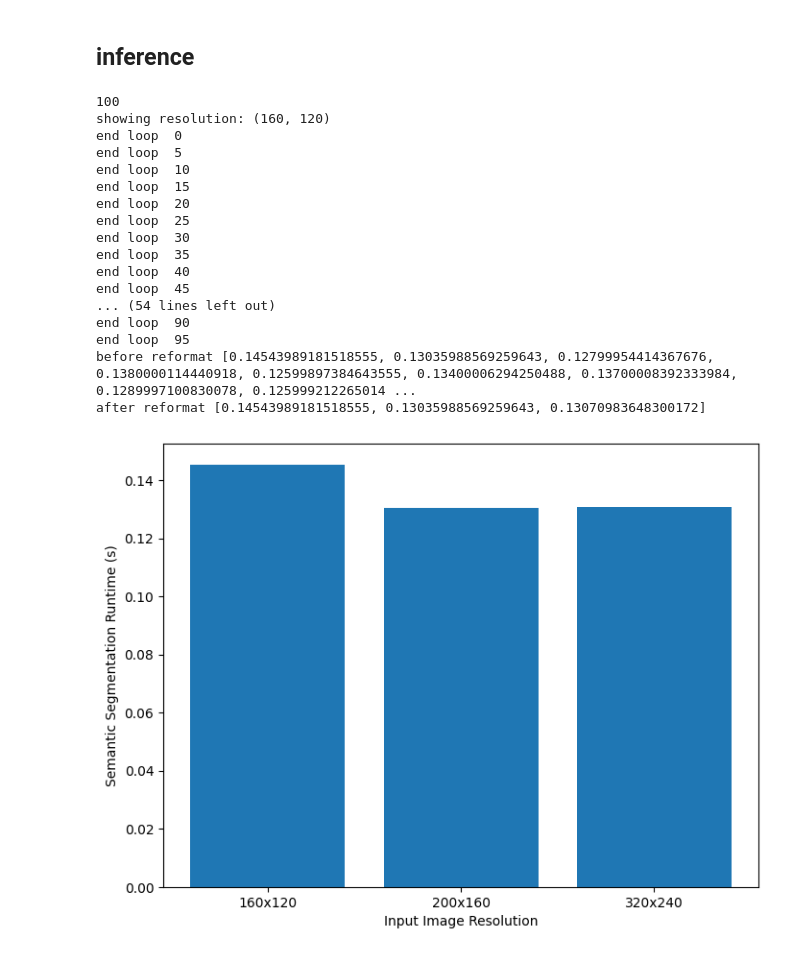
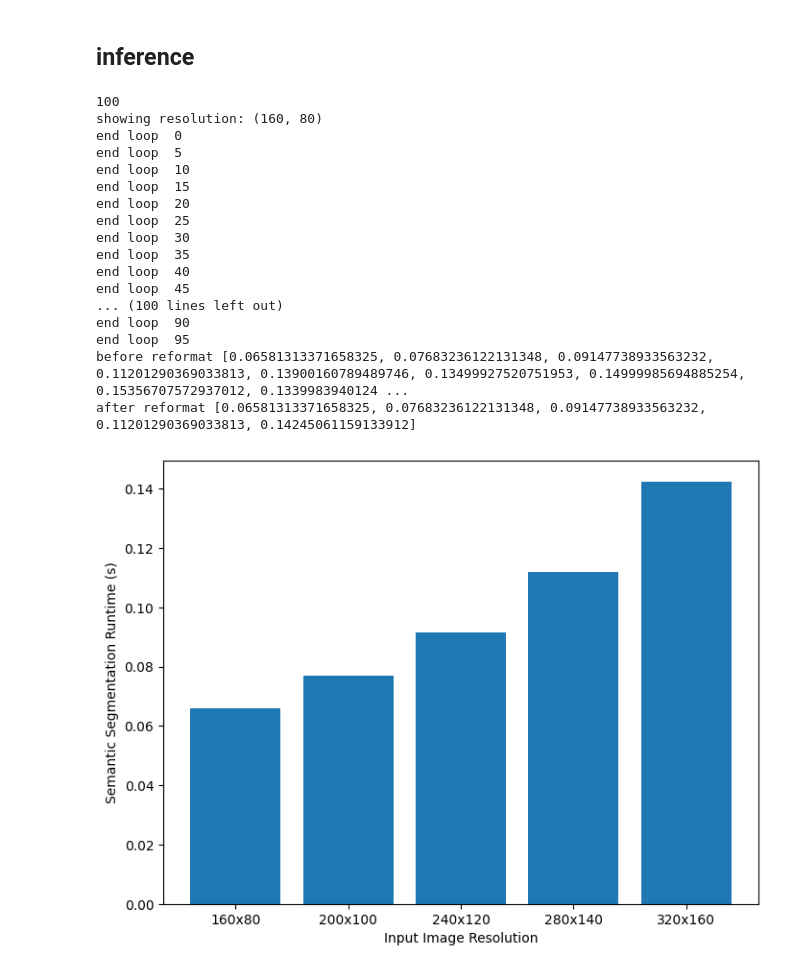
Before and after one commit to olivrz/around-view-monitor, a Jupyter notebook: avm_ss_image_set.ipynb, the cells around one changed output. Cells and saved outputs as stored; diff of their text form; code cells hidden in the pictures.

```diff
--- a/avm_ss_image_set.ipynb
+++ b/avm_ss_image_set.ipynb
@@ -22,9 +22,11 @@ image_files = sorted([os.path.join(images_directory, file) for file in os.listdi
 ## inference
 # %%
 resolutions = [
-    (160, 120),
-    (200, 160),
-    (320, 240)
+    (160, 80),
+    (200, 100),
+    (240, 120),
+    (280, 140),
+    (320, 160)
 ]
 
 time_data = []
@@ -41,42 +43,43 @@ for resolution in resolutions:
     # Process each image, perform inference, and add to the video
     for img_name in image_files:
         img = cv2.imread(img_name)
+        resized_img = cv2.resize(img, resolution)
         time1 = time.time()
-        output = ss.run(img)
+        output = ss.run(resized_img)
         processed_img = output['img_overlay']
         time2 = time.time()
         time_data.append(time2 - time1)
         if frame_num % 5 == 0:
             print("end loop ", frame_num)
         frame_num += 1
 
     #after while loop, consolidate time_data for last max_frames
     print("before reformat", time_data)
     time_data[-1 * MAX_FRAMES:] = [sum (time_data[-1 * MAX_FRAMES:]) / MAX_FRAMES]
     print("after reformat", time_data)
 
 resolution_labels = [f"{res[0]}x{res[1]}" for res in resolutions]
 plt.figure(figsize=(8, 6))
 plt.bar(resolution_labels, time_data)
 plt.xlabel('Input Image Resolution')
 plt.ylabel('Semantic Segmentation Runtime (s)')
 plt.show()
 # %% [output]
 100
-showing resolution: (160, 120)
+showing resolution: (160, 80)
 end loop  0
 end loop  5
 end loop  10
 end loop  15
 end loop  20
 end loop  25
 end loop  30
 end loop  35
 end loop  40
 end loop  45
-... (54 lines left out)
+... (100 lines left out)
 end loop  90
 end loop  95
-before reformat [0.14543989181518555, 0.13035988569259643, 0.12799954414367676, 0.1380000114440918, 0.12599897384643555, 0.13400006294250488, 0.13700008392333984, 0.1289997100830078, 0.125999212265014 ...
-after reformat [0.14543989181518555, 0.13035988569259643, 0.13070983648300172]
+before reformat [0.06581313371658325, 0.07683236122131348, 0.09147738933563232, 0.11201290369033813, 0.13900160789489746, 0.13499927520751953, 0.14999985694885254, 0.15356707572937012, 0.1339983940124 ...
+after reformat [0.06581313371658325, 0.07683236122131348, 0.09147738933563232, 0.11201290369033813, 0.14245061159133912]
-[figure, old version]
+[figure, new version]
```
Also changed, not shown: 1 other file.
